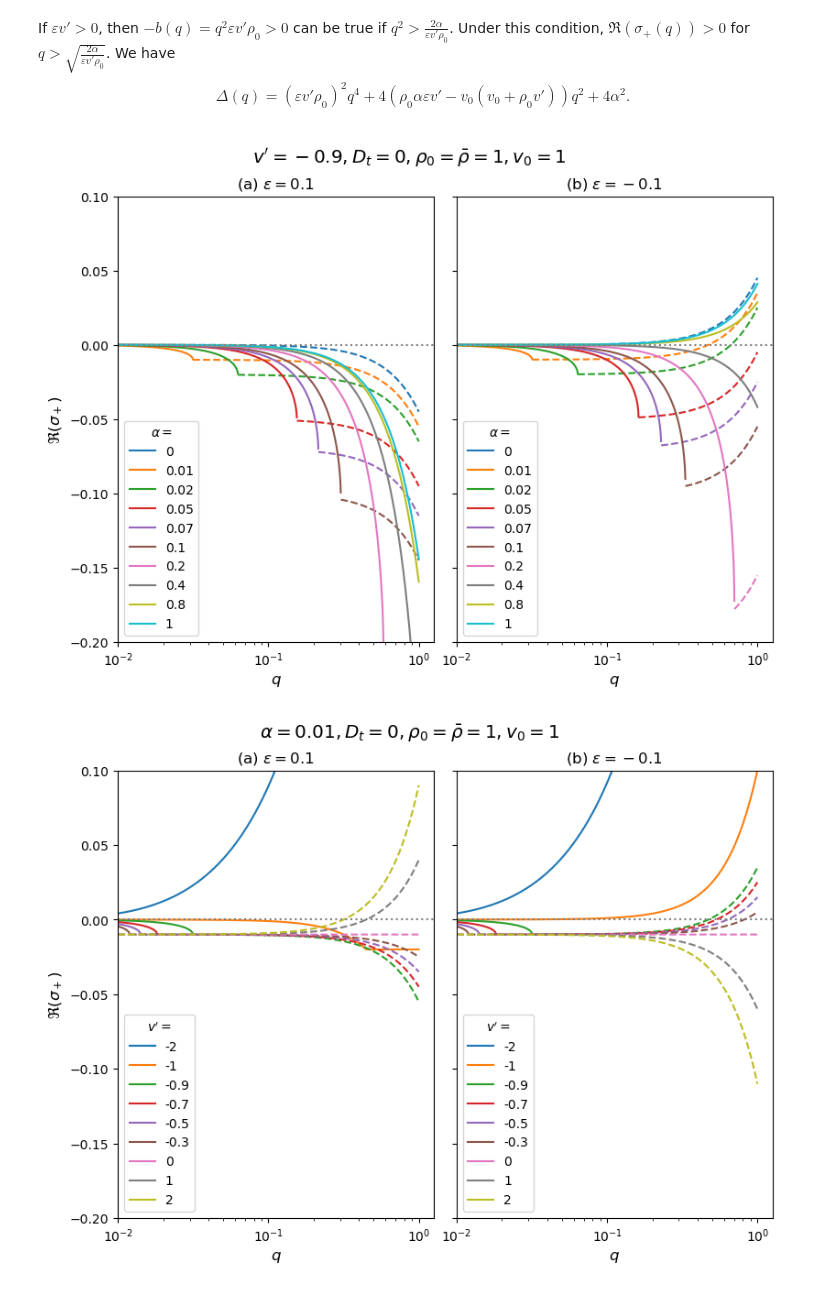
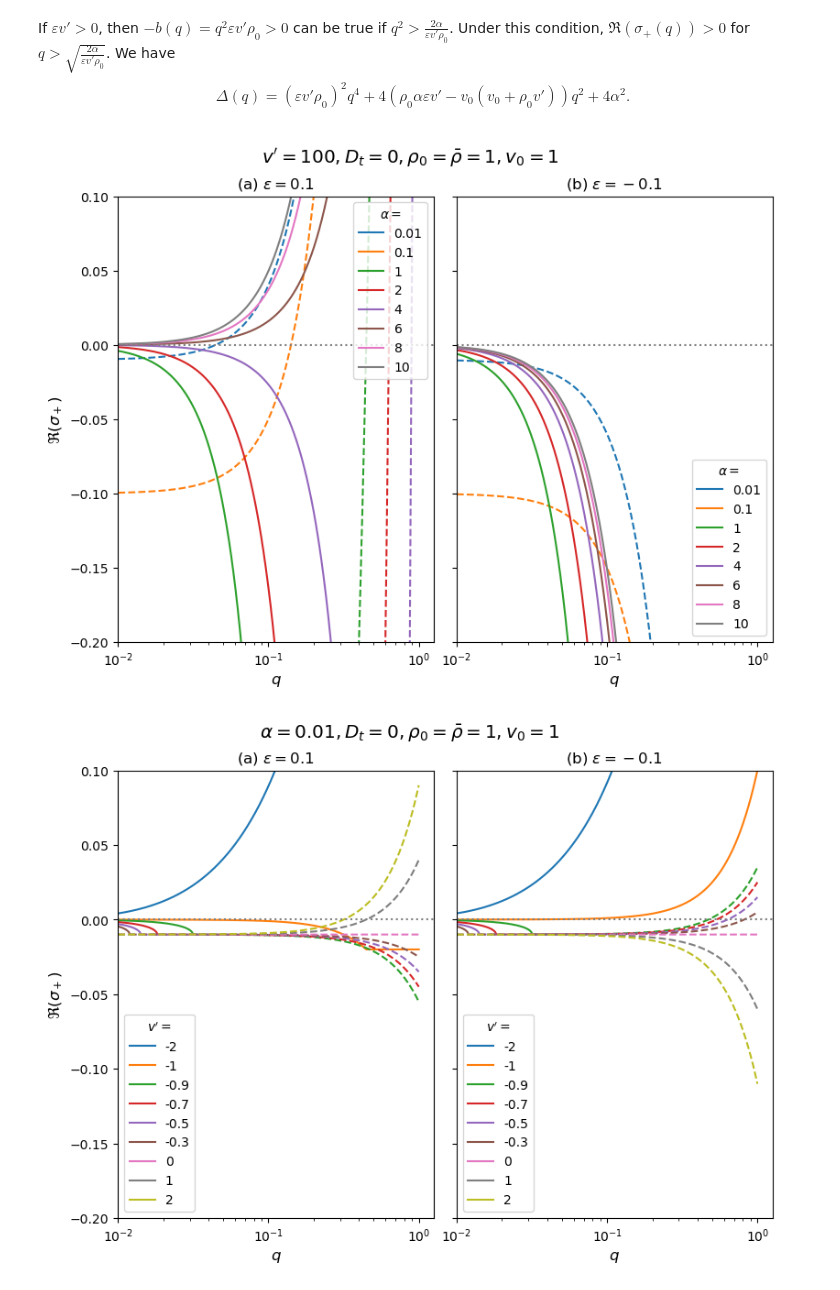
Before and after one commit to skyline-nju/PDE, a Jupyter notebook: AsymQS/asym_QS_1d.ipynb, the cells around one changed output. Drawn from its saved outputs; the diff is of its cells as text; code cells hidden in the pictures.

```diff
--- a/AsymQS/asym_QS_1d.ipynb
+++ b/AsymQS/asym_QS_1d.ipynb
@@ -98,42 +98,42 @@ def get_sigma(q, eps, alpha, v_prime, v0=1, rho0=1):
     return sigma
 # %%
 q_arr = np.logspace(-2, 0, 3000)
-v_prime = -0.9
+v_prime = 100
 Dt = 0.
-# alpha_arr = [0.01, 0.1, 1, 2, 4, 6, 8, 10]
-alpha_arr = [0., 0.01, 0.02, 0.05, 0.07, 0.1, 0.2, 0.4, 0.8, 1]
+alpha_arr = [0.01, 0.1, 1, 2, 4, 6, 8, 10]
+# alpha_arr = [0., 0.01, 0.02, 0.05, 0.07, 0.1, 0.2, 0.4, 0.8, 1]
 
 fig, axes = plt.subplots(1, 2, figsize=(8, 6), sharey=True, constrained_layout=True)
 
 for i, eps in enumerate([0.1, -0.1]):
     for alpha in alpha_arr:
         sigma = get_sigma(q_arr, eps, alpha, v_prime) - Dt * q_arr ** 2
         mask = np.abs(sigma.imag) < 1e-8
         line, = axes[i].plot(q_arr[mask], sigma[mask].real, label="%g" % alpha)
         mask = np.abs(sigma.imag) >= 1e-8
         axes[i].plot(q_arr[mask], sigma[mask].real, "--", c=line.get_c())
     axes[i].axhline(0, c="tab:grey", linestyle=":")
     axes[i].set_xscale("log")
     axes[i].set_ylim(-0.2, 0.1)
     axes[i].set_xlim(0.01)
     axes[i].legend(title=r"$\alpha=$")
     axes[i].set_xlabel(r"$q$", fontsize="large")
     if i == 0:
         axes[i].set_ylabel(r"$\Re(\sigma_+)$", fontsize="large")
     if i == 0:
         axes[i].set_title(r"(a) $\varepsilon=%g$" % eps, fontsize="large")
     else:
         axes[i].set_title(r"(b) $\varepsilon=%g$" % eps, fontsize="large")
 
 
 title = r"$v'=%g, D_t=%g, \rho_0=\bar{\rho} = 1, v_0=1$" % (v_prime, Dt)
 plt.suptitle(title, fontsize="x-large")
 
 plt.show()
 # plt.savefig("D:/sigma_v_prime_%g_varied_alpha_1D.pdf" % v_prime)
 plt.close()
 # %% [output]
-[figure, old version]
+[figure, new version]
 # %%
 q_arr = np.logspace(-2, 0, 3000)
 alpha = 0.01
```
Also changed, not shown: parts of 2 cells of this notebook, 3 other files.
